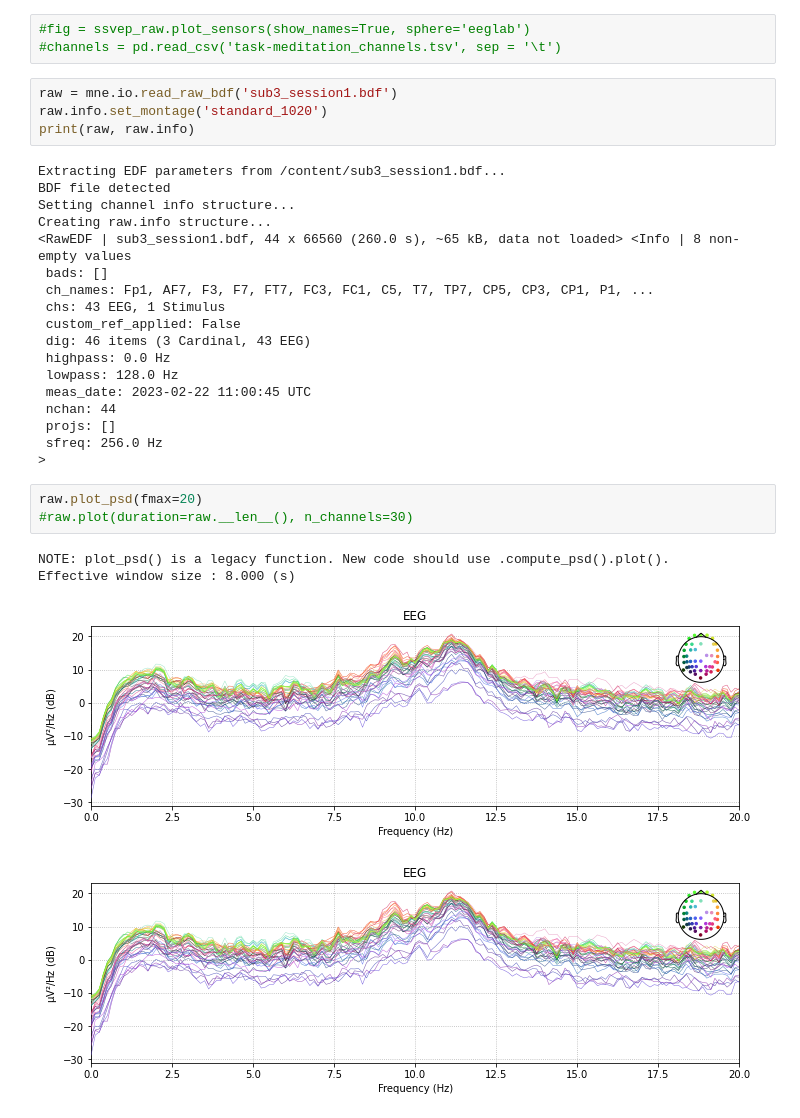
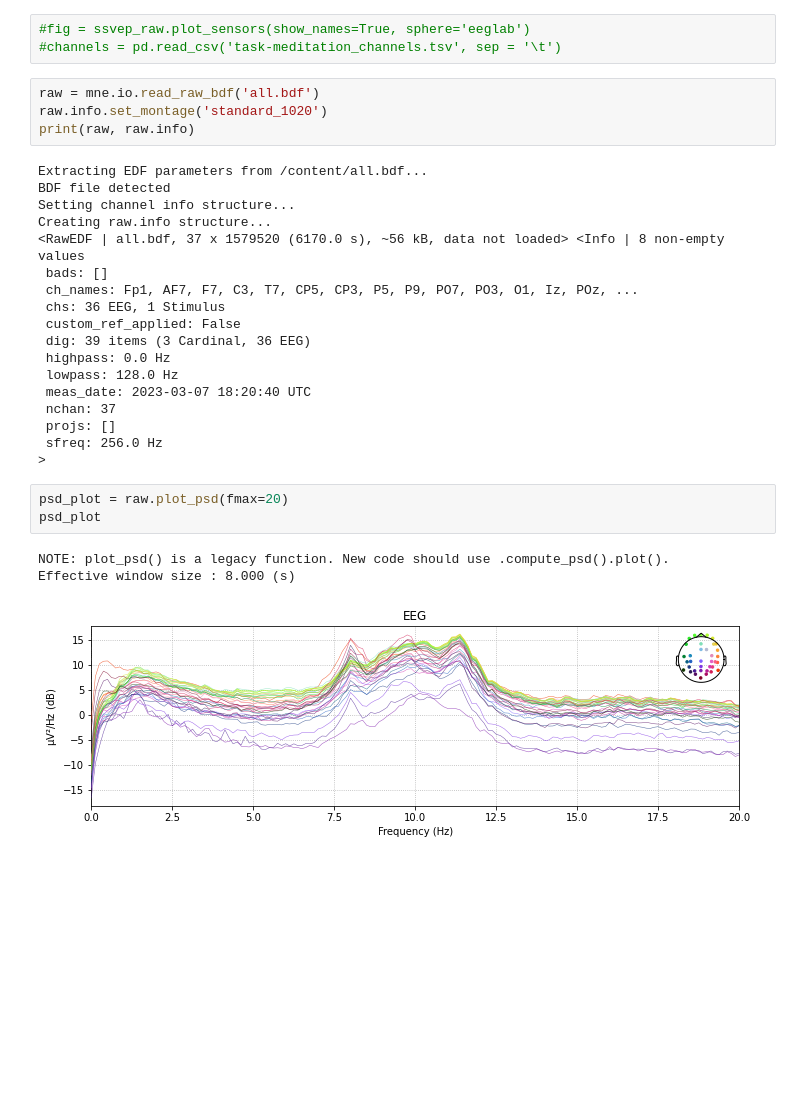
Before and after one commit to joshsalce/189_Final_Project, a Jupyter notebook: Analysis.ipynb, the cells around one changed output. Cells and saved outputs as stored; diff of their text form; blank space fills up the shorter version.

```diff
--- a/Analysis.ipynb
+++ b/Analysis.ipynb
@@ -27,35 +30,34 @@ Requirement already satisfied: idna<3,>=2.5 in /usr/local/lib/python3.8/dist-pac
 #fig = ssvep_raw.plot_sensors(show_names=True, sphere='eeglab')
 #channels = pd.read_csv('task-meditation_channels.tsv', sep = '\t')
 # %%
-raw = mne.io.read_raw_bdf('sub3_session1.bdf')
+raw = mne.io.read_raw_bdf('all.bdf')
 raw.info.set_montage('standard_1020')
 print(raw, raw.info)
 # %% [output]
-Extracting EDF parameters from /content/sub3_session1.bdf...
+Extracting EDF parameters from /content/all.bdf...
 BDF file detected
 Setting channel info structure...
 Creating raw.info structure...
-<RawEDF | sub3_session1.bdf, 44 x 66560 (260.0 s), ~65 kB, data not loaded> <Info | 8 non-empty values
+<RawEDF | all.bdf, 37 x 1579520 (6170.0 s), ~56 kB, data not loaded> <Info | 8 non-empty values
  bads: []
- ch_names: Fp1, AF7, F3, F7, FT7, FC3, FC1, C5, T7, TP7, CP5, CP3, CP1, P1, ...
- chs: 43 EEG, 1 Stimulus
+ ch_names: Fp1, AF7, F7, C3, T7, CP5, CP3, P5, P9, PO7, PO3, O1, Iz, POz, ...
+ chs: 36 EEG, 1 Stimulus
  custom_ref_applied: False
- dig: 46 items (3 Cardinal, 43 EEG)
+ dig: 39 items (3 Cardinal, 36 EEG)
  highpass: 0.0 Hz
  lowpass: 128.0 Hz
- meas_date: 2023-02-22 11:00:45 UTC
- nchan: 44
+ meas_date: 2023-03-07 18:20:40 UTC
+ nchan: 37
  projs: []
  sfreq: 256.0 Hz
 >
-# %%
-raw.plot_psd(fmax=20)
-#raw.plot(duration=raw.__len__(), n_channels=30)
-# %% [output]
-NOTE: plot_psd() is a legacy function. New code should use .compute_psd().plot().
-Effective window size : 8.000 (s)
-[figure, removed]
-[figure, removed]
+# %%
+psd_plot = raw.plot_psd(fmax=20)
+psd_plot
+# %% [output]
+NOTE: plot_psd() is a legacy function. New code should use .compute_psd().plot().
+Effective window size : 8.000 (s)
+[figure, added]
 # %%
 events = mne.find_events(raw)
 
```
Also changed, not shown: parts of 14 cells of this notebook.
